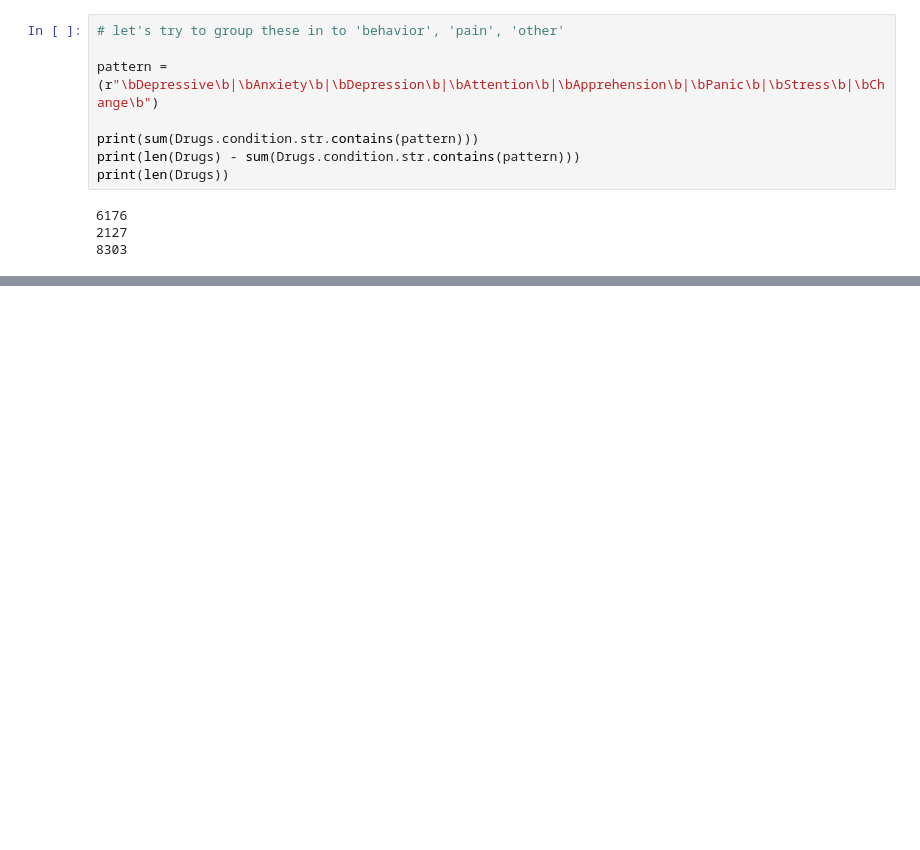
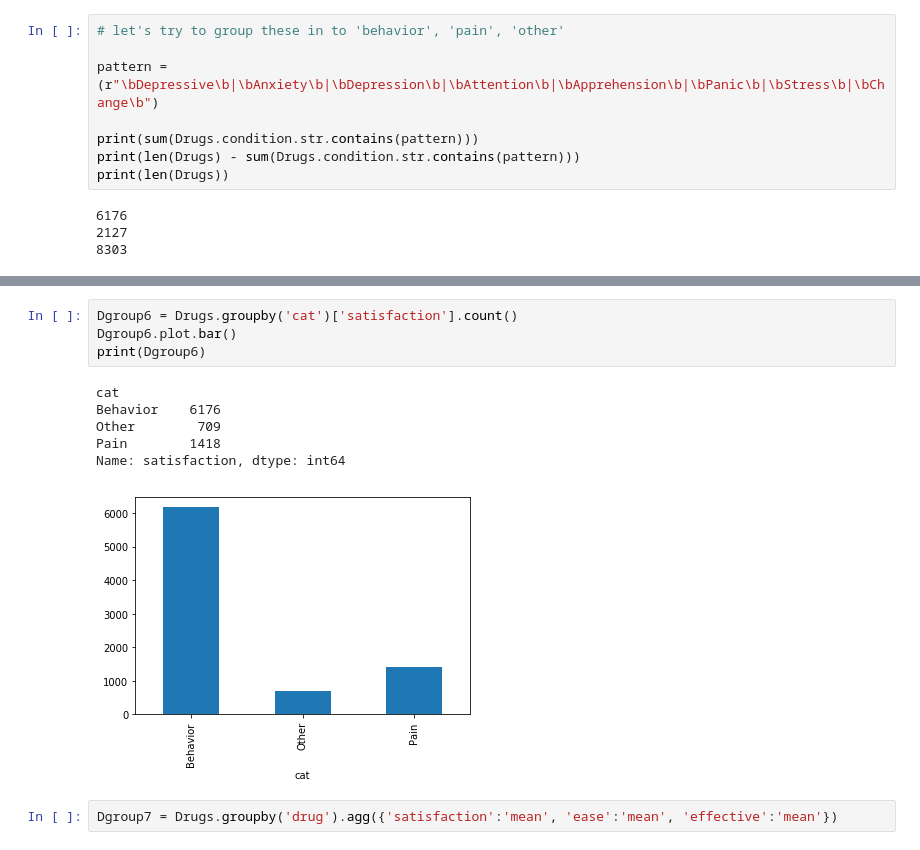
Before and after one commit to chinm0818/WebMDScrape, a Jupyter notebook: datas/Drug review analysis.ipynb, the cells around one changed output, grey strips where cells are left out. Cells and saved outputs as stored; diff of their text form; blank space fills up the shorter version.

```diff
--- a/datas/Drug review analysis.ipynb
+++ b/datas/Drug review analysis.ipynb
@@ -262,0 +346,13 @@ TypeError: unhashable type: 'list'
+# %%
+Dgroup6 = Drugs.groupby('cat')['satisfaction'].count()
+Dgroup6.plot.bar()
+print(Dgroup6)
+# %% [output]
+cat
+Behavior    6176
+Other        709
+Pain        1418
+Name: satisfaction, dtype: int64
+[figure, added]
+# %%
+Dgroup7 = Drugs.groupby('drug').agg({'satisfaction':'mean', 'ease':'mean', 'effective':'mean'})
```
Also changed, not shown: parts of 29 cells of this notebook.
